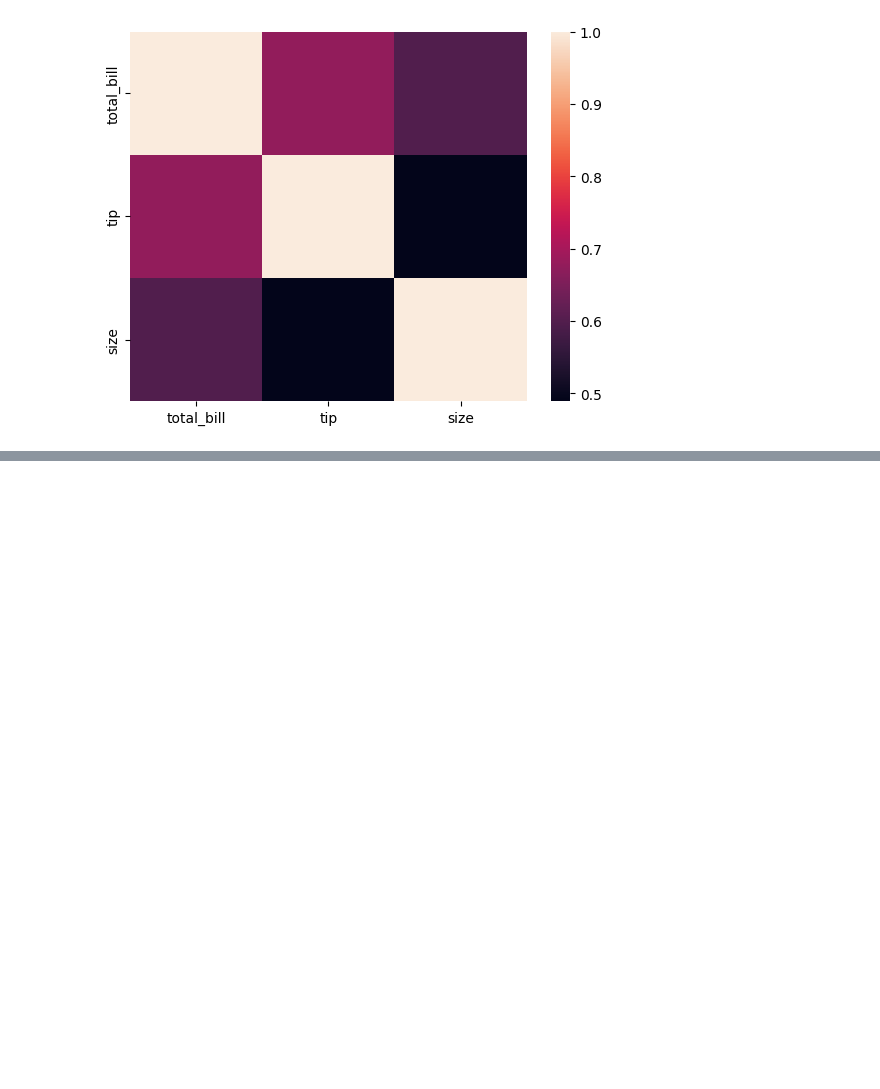
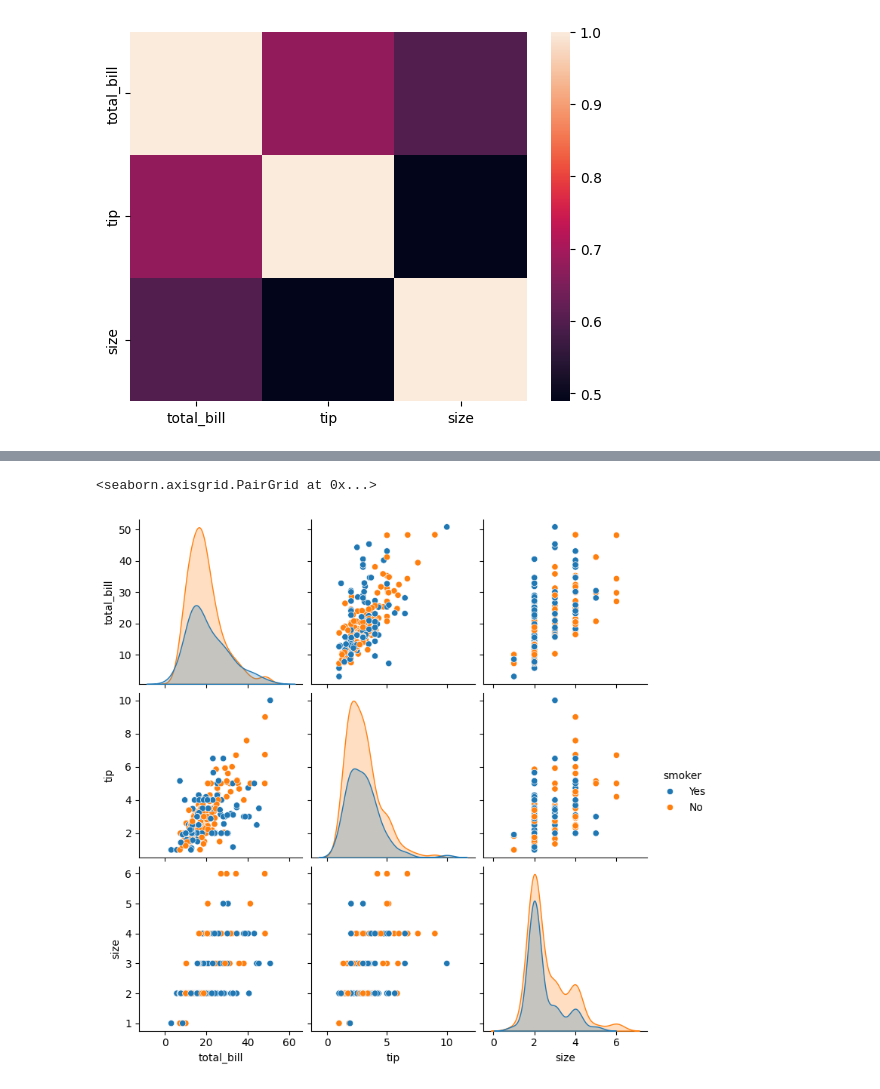
Before and after one commit to diyagoyal18/Python-Basics, a Jupyter notebook: seaborn/seaborn.ipynb, the cells around one changed output, grey strips where cells are left out. Saved outputs shown, nothing was run; the diff lists cells and outputs as text; code cells hidden in the pictures; blank space fills up the shorter version.

```diff
--- a/seaborn/seaborn.ipynb
+++ b/seaborn/seaborn.ipynb
@@ -43,0 +64,5 @@ sns.heatmap(numeric_df.corr( ))
+# %%
+sns.pairplot(df, hue='smoker')
+# %% [output]
+<seaborn.axisgrid.PairGrid at 0x...>
+[figure, added]
```
Also changed, not shown: parts of 17 cells of this notebook.
